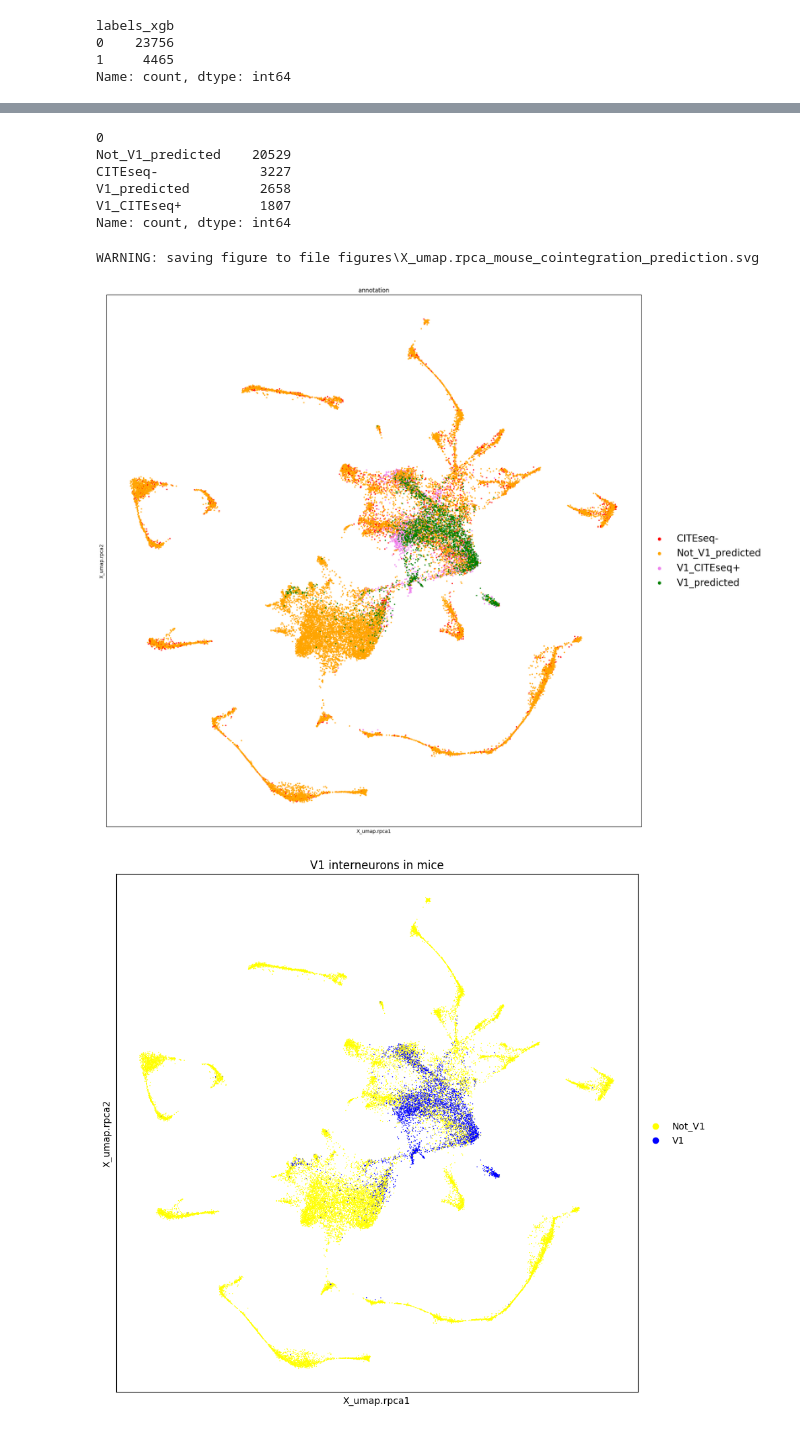
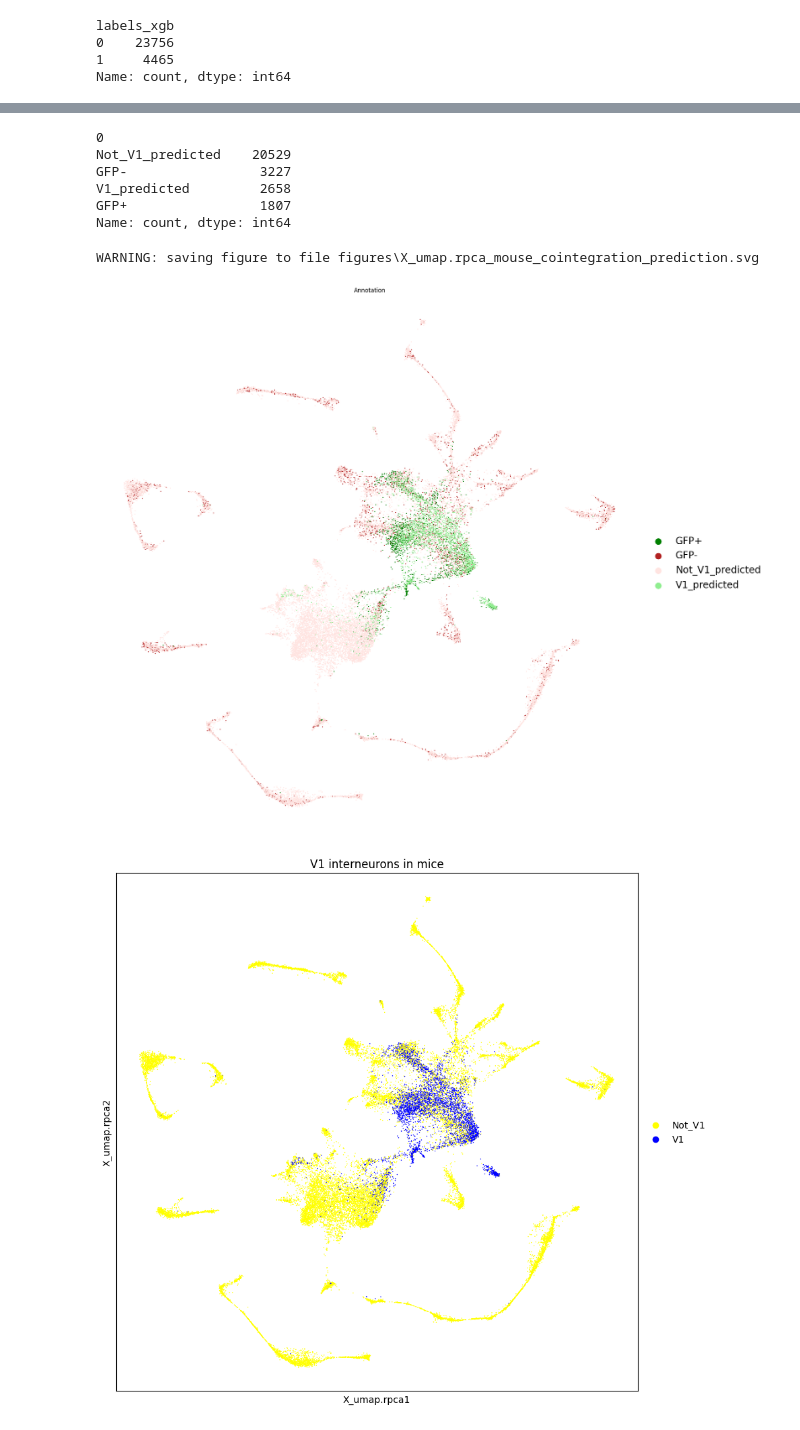
Before and after one commit to EmileDeBiot/spinal_cross_species_V1, a Jupyter notebook: python_data_analysis/intraspecies_annotation.ipynb, the cells around one changed output, grey strips where cells are left out. Cells and saved outputs as stored; diff of their text form; code cells hidden in the pictures.

```diff
--- a/python_data_analysis/intraspecies_annotation.ipynb
+++ b/python_data_analysis/intraspecies_annotation.ipynb
@@ -74,7 +74,7 @@ sc.pl.embedding(merged, basis='X_umap.rpca', color='orig.ident', ax = ax)
 [figure]
 # %%
 # Create annotation in obs to prepare for training
-merged.obs['annotation']  = merged.obs['training_labels'].apply(lambda x: 'CiteSeq+' if x == 1 else 'Citeseq-' if x == 0 else 'Unassigned')
+merged.obs['annotation']  = merged.obs['training_labels'].apply(lambda x: 'GFP+' if x == 1 else 'GFP-' if x == 0 else 'Unassigned')
 # %%
 merged.uns['annotation_colors'] = ['yellow', 'red', 'blue']
 # %%
@@ -150,7 +150,7 @@ training_labels
 1.0    1820
 Name: count, dtype: int64
 # %%
-ref.uns['annotation_colors'] = ['yellow', 'blue']
+ref.uns['annotation_colors'] = ['red', 'green']
 # %%
 # Compute umap representation
 sc.neighbors.neighbors(ref)
@@ -377,7 +391,7 @@ v1 = []
 
 for l, r in zip(merged.obs['labels_xgb'], merged.obs['training_labels']):
     if l == 1 and r == 1:
-        annotation.append('V1_CITEseq+')
+        annotation.append('GFP+')
         v1.append('V1')
     elif l == 1 and r == 0:
         annotation.append('V1_predicted')
@@ -389,7 +403,7 @@ for l, r in zip(merged.obs['labels_xgb'], merged.obs['training_labels']):
         annotation.append('Not_V1_predicted')
         v1.append('Not_V1')
     elif l == 0 and r == 0:
-        annotation.append('CITEseq-')
+        annotation.append('GFP-')
         v1.append('Not_V1')
     elif l == 0 and r == 1:
         annotation.append('Not_V1_predicted')
@@ -401,18 +415,18 @@ pd.DataFrame(annotation).value_counts()
 # %% [output]
 0
 Not_V1_predicted    20529
-CITEseq-             3227
+GFP-                 3227
 V1_predicted         2658
-V1_CITEseq+          1807
+GFP+                 1807
 Name: count, dtype: int64
 # %%
-merged.uns['annotation_colors'] = ['red', 'orange', 'violet', 'green']
+merged.uns['annotation_colors'] = ['green', 'firebrick', 'mistyrose', 'lightgreen']
 # %%
 fig, ax = plt.subplots(1,1, figsize = (20,20))
-sc.pl.embedding(merged, color='annotation', basis='X_umap.rpca', ax = ax, save = '_mouse_cointegration_prediction.svg', size = 30, legend_fontsize=20)
+sc.pl.embedding(merged, color='annotation', basis='X_umap.rpca', ax = ax, save = '_mouse_cointegration_prediction.svg', size = 15, legend_fontsize=20, frameon=False, title = 'Annotation', legend_size=150)
 # %% [output]
 WARNING: saving figure to file figures\X_umap.rpca_mouse_cointegration_prediction.svg
-[figure, old version]
+[figure, new version]
 # %%
 merged.uns['v1_colors'] = ['yellow', 'blue']
 # %%
```
Also changed, not shown: parts of 16 cells of this notebook, 5 other files.
